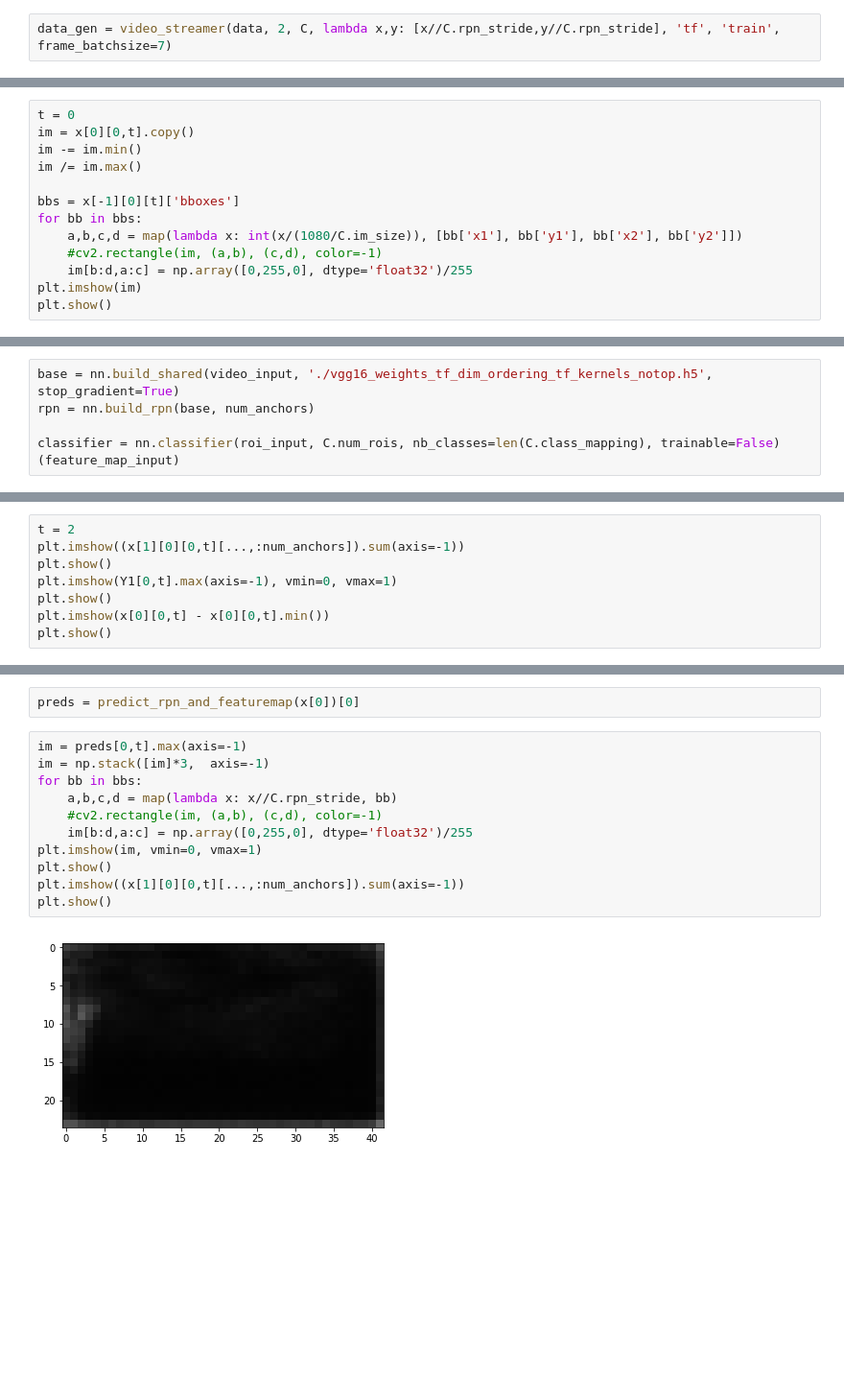
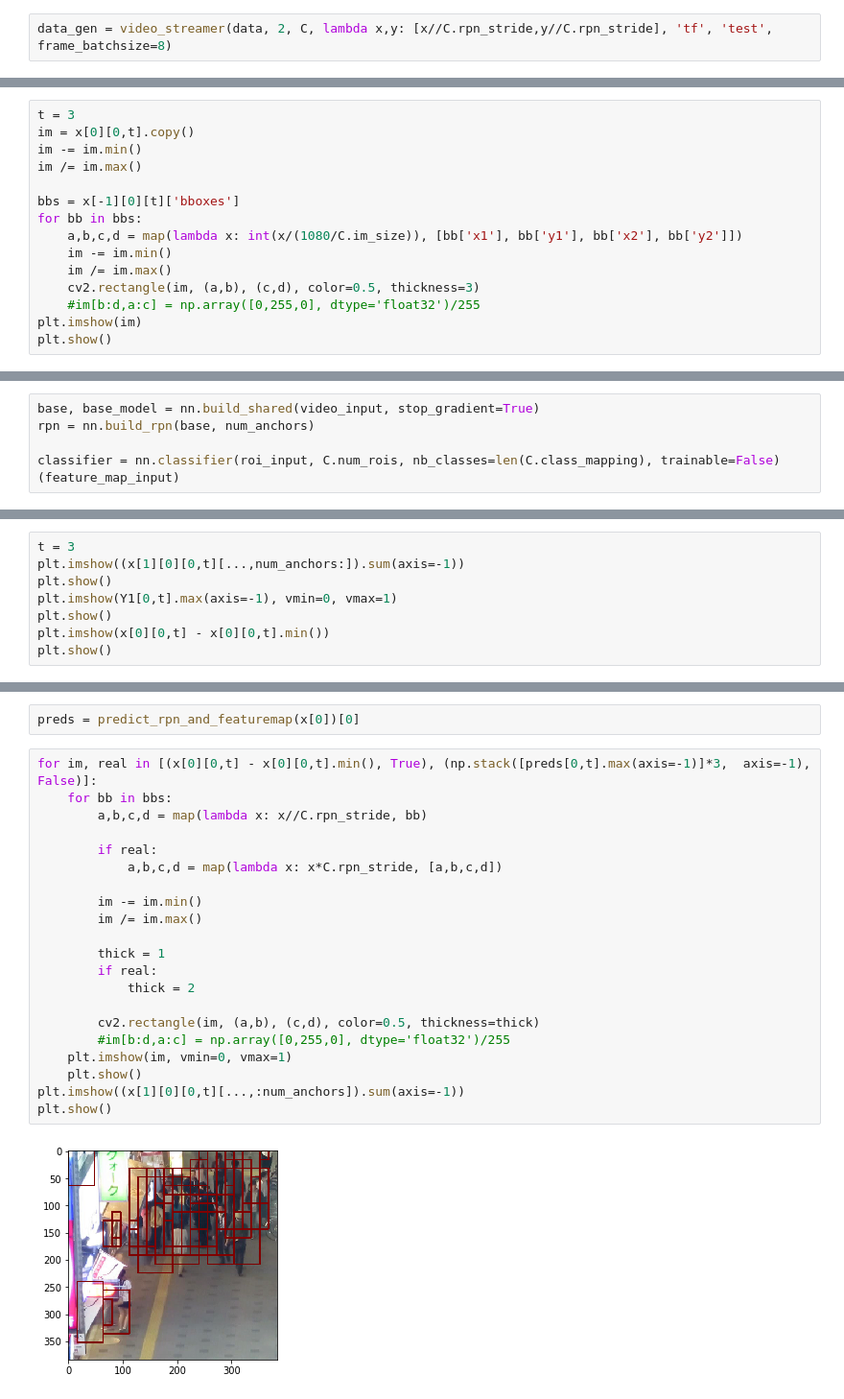
Before and after one commit to npetrenko/recurrent_frcnn, a Jupyter notebook: test_rpn_det.ipynb, the cells around one changed output, grey strips where cells are left out. Shown at 96% size. Drawn from its saved outputs; the diff is of its cells as text; blank space fills up the shorter version.

```diff
--- a/test_rpn_det.ipynb
+++ b/test_rpn_det.ipynb
@@ -40,9 +40,9 @@ print(C.anchor_box_ratios, C.anchor_box_scales)
 # %%
-data_gen = video_streamer(data, 2, C, lambda x,y: [x//C.rpn_stride,y//C.rpn_stride], 'tf', 'train', frame_batchsize=7)
+data_gen = video_streamer(data, 2, C, lambda x,y: [x//C.rpn_stride,y//C.rpn_stride], 'tf', 'test', frame_batchsize=8)
 # %%
 x = next(data_gen)
 # %%
-t = 0
+t = 3
 im = x[0][0,t].copy()
 im -= im.min()
 im /= im.max()
@@ -50,8 +50,10 @@ im /= im.max()
 bbs = x[-1][0][t]['bboxes']
 for bb in bbs:
     a,b,c,d = map(lambda x: int(x/(1080/C.im_size)), [bb['x1'], bb['y1'], bb['x2'], bb['y2']])
-    #cv2.rectangle(im, (a,b), (c,d), color=-1)
-    im[b:d,a:c] = np.array([0,255,0], dtype='float32')/255
+    im -= im.min()
+    im /= im.max()
+    cv2.rectangle(im, (a,b), (c,d), color=0.5, thickness=3)
+    #im[b:d,a:c] = np.array([0,255,0], dtype='float32')/255
 plt.imshow(im)
 plt.show()
 # %% [output]
@@ -90,7 +89,7 @@ feature_map_input = tf.placeholder(tf.float32, [1, None, None, nn.shared_dim], '
 # %%
 C.num_rois = 32
 # %%
-base = nn.build_shared(video_input, './vgg16_weights_tf_dim_ordering_tf_kernels_notop.h5', stop_gradient=True)
+base, base_model = nn.build_shared(video_input, stop_gradient=True)
 rpn = nn.build_rpn(base, num_anchors)
 
 classifier = nn.classifier(roi_input, C.num_rois, nb_classes=len(C.class_mapping), trainable=False)(feature_map_input)
@@ -134,8 +135,8 @@ preds_n_base = predict_rpn_and_featuremap(x[0])
 # %%
 Y1, Y2, base_ = preds_n_base
 # %%
-t = 2
-plt.imshow((x[1][0][0,t][...,:num_anchors]).sum(axis=-1))
+t = 3
+plt.imshow((x[1][0][0,t][...,num_anchors:]).sum(axis=-1))
 plt.show()
 plt.imshow(Y1[0,t].max(axis=-1), vmin=0, vmax=1)
 plt.show()
@@ -154,15 +171,25 @@ bbs
 # %%
 preds = predict_rpn_and_featuremap(x[0])[0]
 # %%
-im = preds[0,t].max(axis=-1)
-im = np.stack([im]*3,  axis=-1)
-for bb in bbs:
-    a,b,c,d = map(lambda x: x//C.rpn_stride, bb)
-    #cv2.rectangle(im, (a,b), (c,d), color=-1)
-    im[b:d,a:c] = np.array([0,255,0], dtype='float32')/255
-plt.imshow(im, vmin=0, vmax=1)
-plt.show()
+for im, real in [(x[0][0,t] - x[0][0,t].min(), True), (np.stack([preds[0,t].max(axis=-1)]*3,  axis=-1), False)]:
+    for bb in bbs:
+        a,b,c,d = map(lambda x: x//C.rpn_stride, bb)
+
+        if real:
+            a,b,c,d = map(lambda x: x*C.rpn_stride, [a,b,c,d])
+
+        im -= im.min()
+        im /= im.max()
+
+        thick = 1
+        if real:
+            thick = 2
+
+        cv2.rectangle(im, (a,b), (c,d), color=0.5, thickness=thick)
+        #im[b:d,a:c] = np.array([0,255,0], dtype='float32')/255
+    plt.imshow(im, vmin=0, vmax=1)
+    plt.show()
 plt.imshow((x[1][0][0,t][...,:num_anchors]).sum(axis=-1))
 plt.show()
 # %% [output]
-[figure, old version]
+[figure, new version]
```
Also changed, not shown: parts of 14 cells of this notebook, 5 other files.
